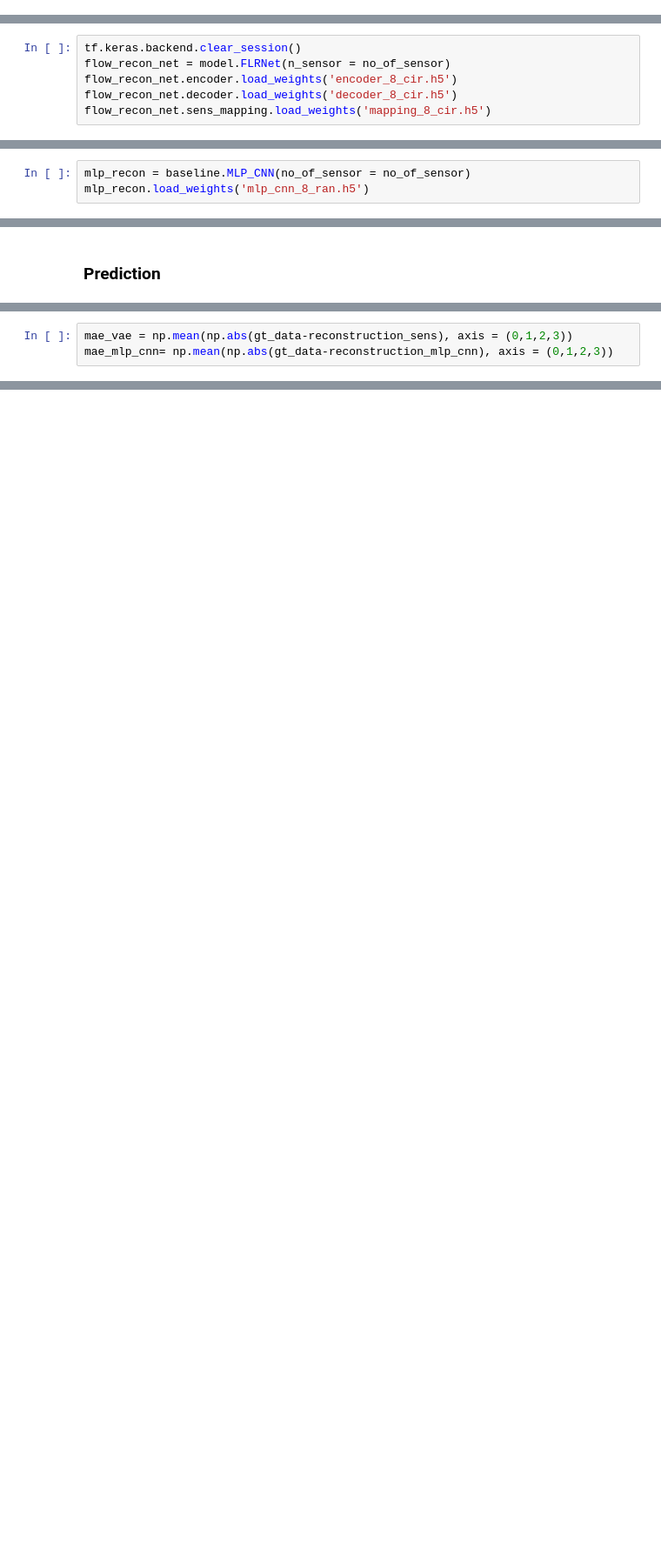
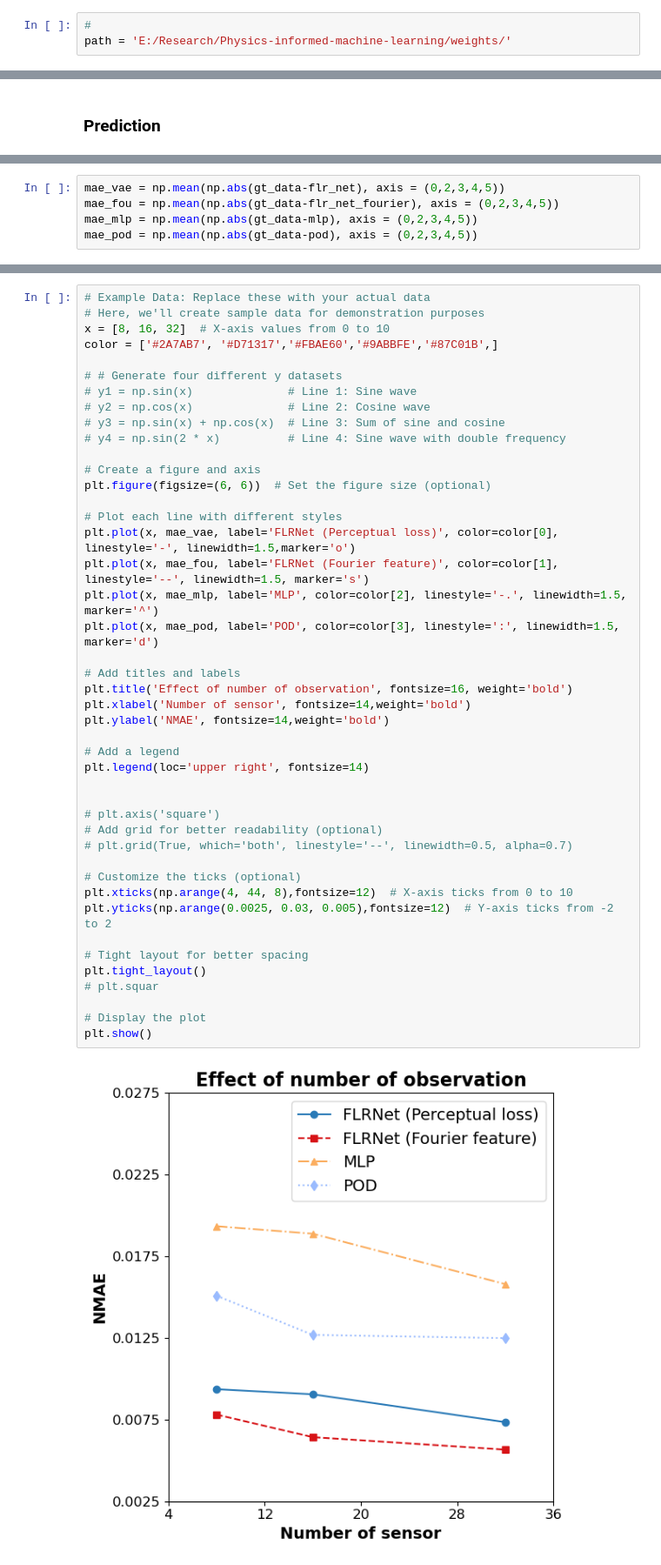
Before and after one commit to hphong1990/flrnet, a Jupyter notebook: validation_nb.ipynb, the cells around one changed output, grey strips where cells are left out. Shown at 87% size. Saved outputs shown, nothing was run; the diff lists cells and outputs as text; blank space fills up the shorter version.

```diff
--- a/validation_nb.ipynb
+++ b/validation_nb.ipynb
@@ -86,10 +86,7 @@ Check sens data:  0.04263783972866182 0.7515328263773662
 # %% [markdown]
 ## Load model
+# %%
+#
+path = 'E:/Research/Physics-informed-machine-learning/weights/'
 # %% [markdown]
 ### FLRNet
-# %%
-tf.keras.backend.clear_session()
-flow_recon_net = model.FLRNet(n_sensor = no_of_sensor)
-flow_recon_net.encoder.load_weights('encoder_8_cir.h5')
-flow_recon_net.decoder.load_weights('decoder_8_cir.h5')
-flow_recon_net.sens_mapping.load_weights('mapping_8_cir.h5')
@@ -98,3 +92,0 @@ flow_recon_net.sens_mapping.load_weights('mapping_8_cir.h5')
-# %%
-mlp_recon = baseline.MLP_CNN(no_of_sensor = no_of_sensor)
-mlp_recon.load_weights('mlp_cnn_8_ran.h5')
@@ -143,6 +242,8 @@ gt_data.shape
 # %%
-mae_vae = np.mean(np.abs(gt_data-reconstruction_sens), axis = (0,1,2,3))
-mae_mlp_cnn= np.mean(np.abs(gt_data-reconstruction_mlp_cnn), axis = (0,1,2,3))
+mae_vae = np.mean(np.abs(gt_data-flr_net), axis = (0,2,3,4,5))
+mae_fou = np.mean(np.abs(gt_data-flr_net_fourier), axis = (0,2,3,4,5))
+mae_mlp = np.mean(np.abs(gt_data-mlp), axis = (0,2,3,4,5))
+mae_pod = np.mean(np.abs(gt_data-pod), axis = (0,2,3,4,5))
 # %%
 mae_vae
 # %% [output]
@@ -182,0 +276,46 @@ for i in range(39):
+# %%
+# Example Data: Replace these with your actual data
+# Here, we'll create sample data for demonstration purposes
+x = [8, 16, 32]  # X-axis values from 0 to 10
+color = ['#2A7AB7', '#D71317','#FBAE60','#9ABBFE','#87C01B',]
+
+# # Generate four different y datasets
+# y1 = np.sin(x)              # Line 1: Sine wave
+# y2 = np.cos(x)              # Line 2: Cosine wave
+# y3 = np.sin(x) + np.cos(x)  # Line 3: Sum of sine and cosine
+# y4 = np.sin(2 * x)          # Line 4: Sine wave with double frequency
+
+# Create a figure and axis
+plt.figure(figsize=(6, 6))  # Set the figure size (optional)
+
+# Plot each line with different styles
+plt.plot(x, mae_vae, label='FLRNet (Perceptual loss)', color=color[0], linestyle='-', linewidth=1.5,marker='o')
+plt.plot(x, mae_fou, label='FLRNet (Fourier feature)', color=color[1], linestyle='--', linewidth=1.5, marker='s')
+plt.plot(x, mae_mlp, label='MLP', color=color[2], linestyle='-.', linewidth=1.5, marker='^')
+plt.plot(x, mae_pod, label='POD', color=color[3], linestyle=':', linewidth=1.5, marker='d')
+
+# Add titles and labels
+plt.title('Effect of number of observation', fontsize=16, weight='bold')
+plt.xlabel('Number of sensor', fontsize=14,weight='bold')
+plt.ylabel('NMAE', fontsize=14,weight='bold')
+
+# Add a legend
+plt.legend(loc='upper right', fontsize=14)
+
+
+# plt.axis('square')
+# Add grid for better readability (optional)
+# plt.grid(True, which='both', linestyle='--', linewidth=0.5, alpha=0.7)
+
+# Customize the ticks (optional)
+plt.xticks(np.arange(4, 44, 8),fontsize=12)  # X-axis ticks from 0 to 10
+plt.yticks(np.arange(0.0025, 0.03, 0.005),fontsize=12)  # Y-axis ticks from -2 to 2
+
+# Tight layout for better spacing
+plt.tight_layout()
+# plt.squar
+
+# Display the plot
+plt.show()
+# %% [output]
+[figure, added]
```
Also changed, not shown: parts of 40 cells of this notebook, 9 other files.
